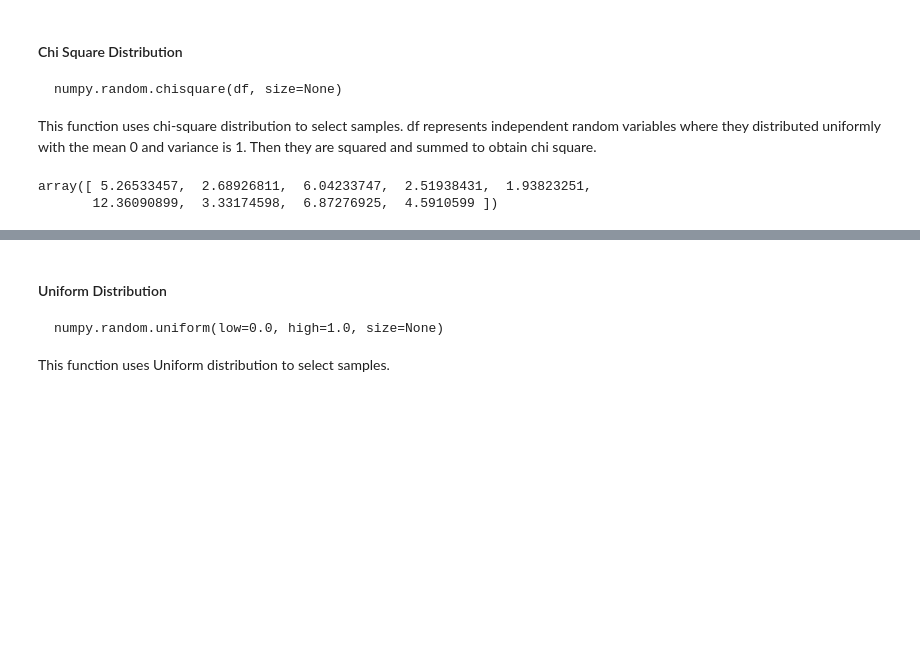
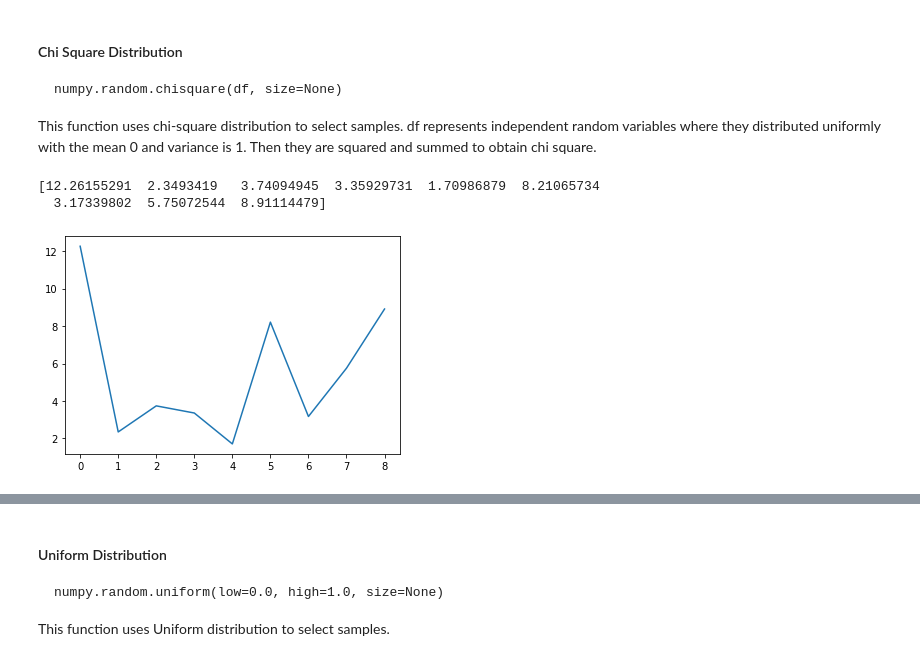
Before and after one commit to Trishmcc/Programming-for-Data-Analysis, a Jupyter notebook: numpy_random_package_explained.ipynb, the cells around one changed output, grey strips where cells are left out. Cells and saved outputs as stored; diff of their text form; code cells hidden in the pictures; blank space fills up the shorter version.

```diff
--- a/numpy_random_package_explained.ipynb
+++ b/numpy_random_package_explained.ipynb
@@ -92,10 +97,15 @@ print (s)
 
 This function uses chi-square distribution to select samples. df represents independent random variables where they distributed uniformly with the mean 0 and variance is 1. Then they are squared and summed to obtain chi square.
 # %%
-np.random.chisquare(6,9)   # chisquare function used to create random array
+s = np.random.chisquare(6,9)   # chisquare function used to create random array
+print(s)
+# Displaying Data
+plt.plot(s)
+plt.show()
 # %% [output]
-array([ 5.26533457,  2.68926811,  6.04233747,  2.51938431,  1.93823251,
-       12.36090899,  3.33174598,  6.87276925,  4.5910599 ])
+[12.26155291  2.3493419   3.74094945  3.35929731  1.70986879  8.21065734
+  3.17339802  5.75072544  8.91114479]
+[figure, added]
 # %% [markdown]
 #### Normal Distribution
 
```
Also changed, not shown: parts of 5 cells of this notebook.
